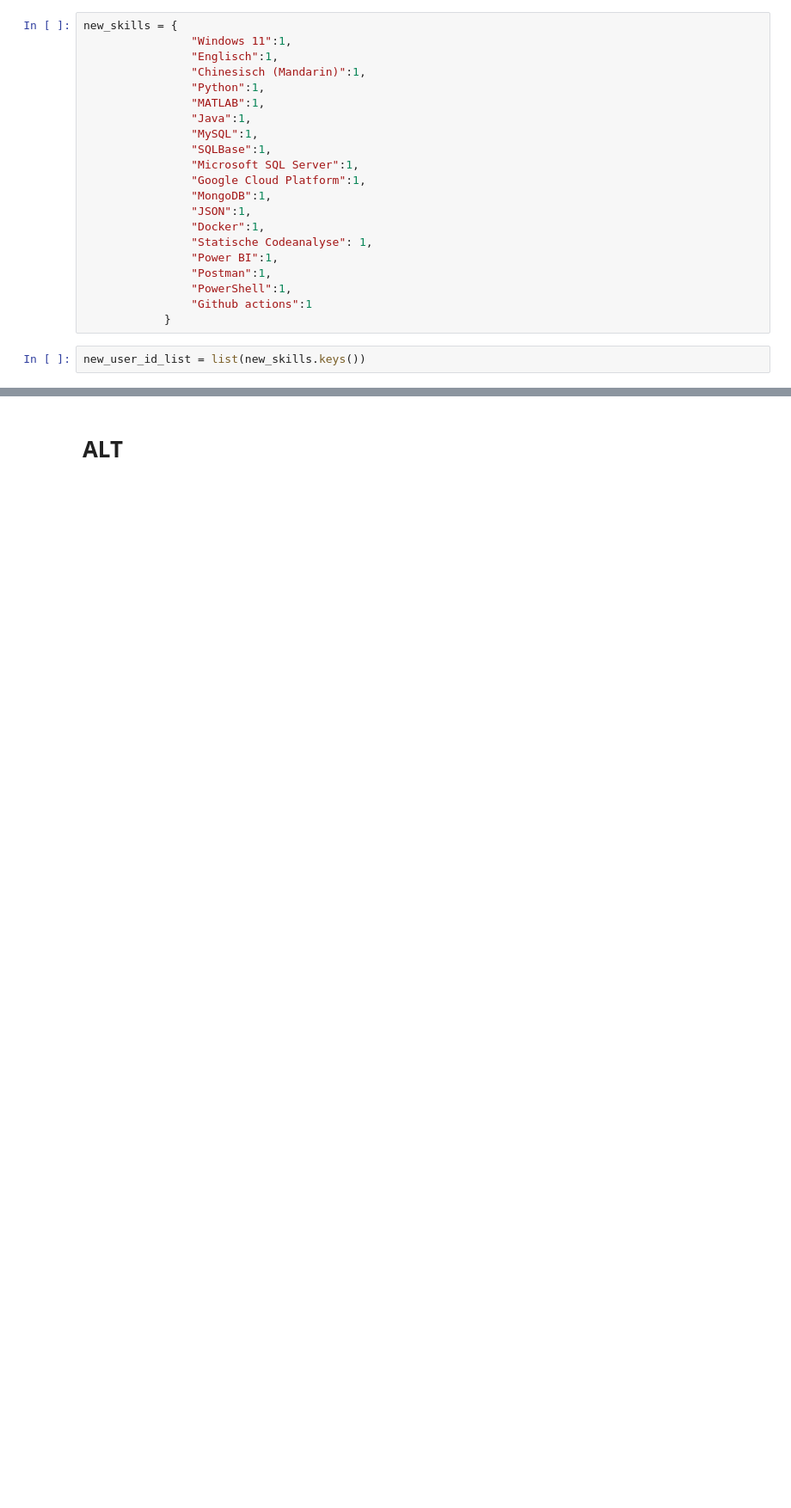
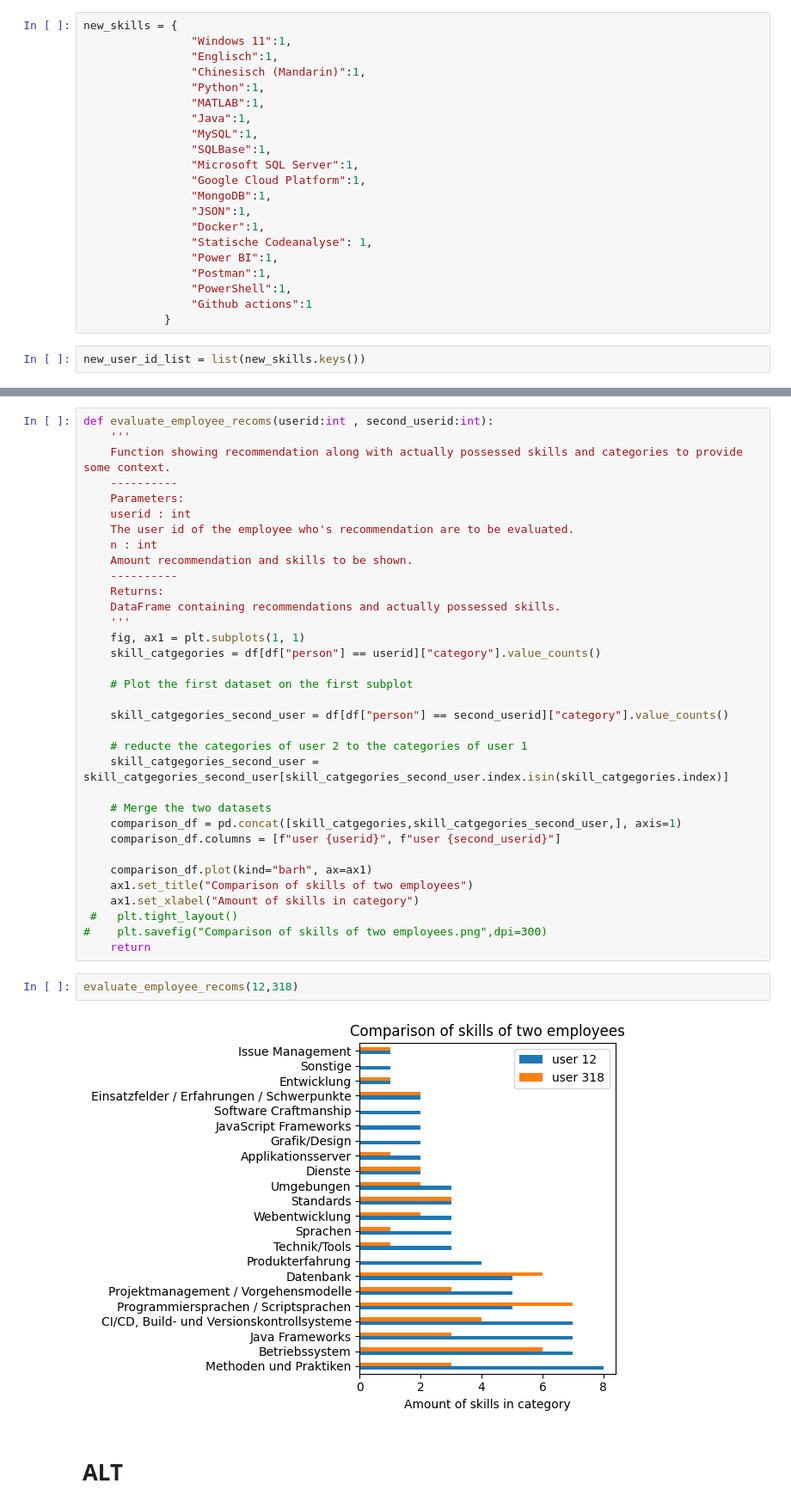
Before and after one commit to maximizer36/DS_AP, a Jupyter notebook: AP_binary_implicit_final.ipynb, the cells around one changed output, grey strips where cells are left out. Shown at 86% size. Cells and saved outputs as stored; diff of their text form; blank space fills up the shorter version.

Commit message:
employee_recoms

```diff
--- a/AP_binary_implicit_final.ipynb
+++ b/AP_binary_implicit_final.ipynb
@@ -1329,3 +1305,41 @@ similarity_df
+# %%
+def evaluate_employee_recoms(userid:int , second_userid:int):
+    '''
+    Function showing recommendation along with actually possessed skills and categories to provide some context.
+    ----------
+    Parameters:
+    userid : int
+    The user id of the employee who's recommendation are to be evaluated.
+    n : int
+    Amount recommendation and skills to be shown.
+    ----------
+    Returns:
+    DataFrame containing recommendations and actually possessed skills.
+    '''
+    fig, ax1 = plt.subplots(1, 1)
+    skill_catgegories = df[df["person"] == userid]["category"].value_counts()
+
+    # Plot the first dataset on the first subplot
+
+    skill_catgegories_second_user = df[df["person"] == second_userid]["category"].value_counts()
+
+    # reducte the categories of user 2 to the categories of user 1
+    skill_catgegories_second_user = skill_catgegories_second_user[skill_catgegories_second_user.index.isin(skill_catgegories.index)]
+
+    # Merge the two datasets
+    comparison_df = pd.concat([skill_catgegories,skill_catgegories_second_user,], axis=1)
+    comparison_df.columns = [f"user {userid}", f"user {second_userid}"]
+
+    comparison_df.plot(kind="barh", ax=ax1)
+    ax1.set_title("Comparison of skills of two employees")
+    ax1.set_xlabel("Amount of skills in category")
+ #   plt.tight_layout()
+#    plt.savefig("Comparison of skills of two employees.png",dpi=300)
+    return
+# %%
+evaluate_employee_recoms(12,318)
+# %% [output]
+[figure, added]
 # %% [markdown]
 # ALT
 # %%
```
Also changed, not shown: parts of 15 cells of this notebook, 6 other files.
